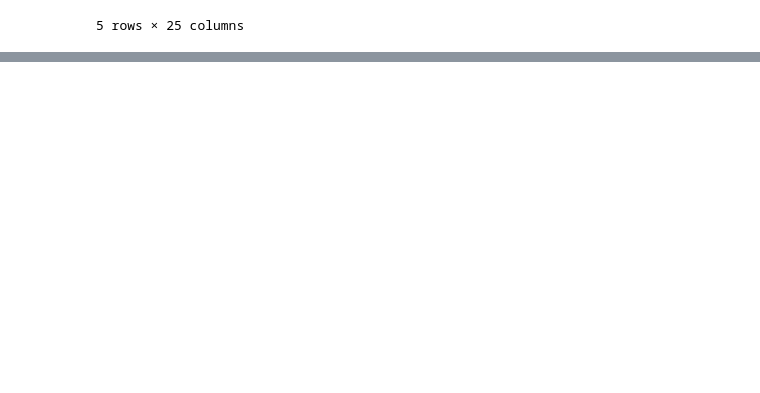
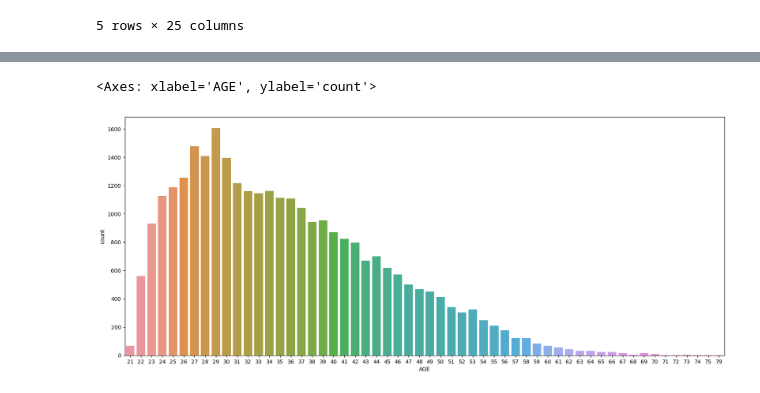
Before and after one commit to shaad4224/credit_card_default_prediction, a Jupyter notebook: Copy_of_credit_card_default_prediction.ipynb, the cells around one changed output, grey strips where cells are left out. Cells and saved outputs as stored; diff of their text form; code cells hidden in the pictures; blank space fills up the shorter version.

```diff
--- a/Copy_of_credit_card_default_prediction.ipynb
+++ b/Copy_of_credit_card_default_prediction.ipynb
@@ -129,0 +209,7 @@ df.head()
+# %%
+#values count for AGE
+plt.figure(figsize=(20,8))
+sns.countplot(x = 'AGE', data = df)
+# %% [output]
+<Axes: xlabel='AGE', ylabel='count'>
+[figure, added]
```
Also changed, not shown: parts of 10 cells of this notebook.
